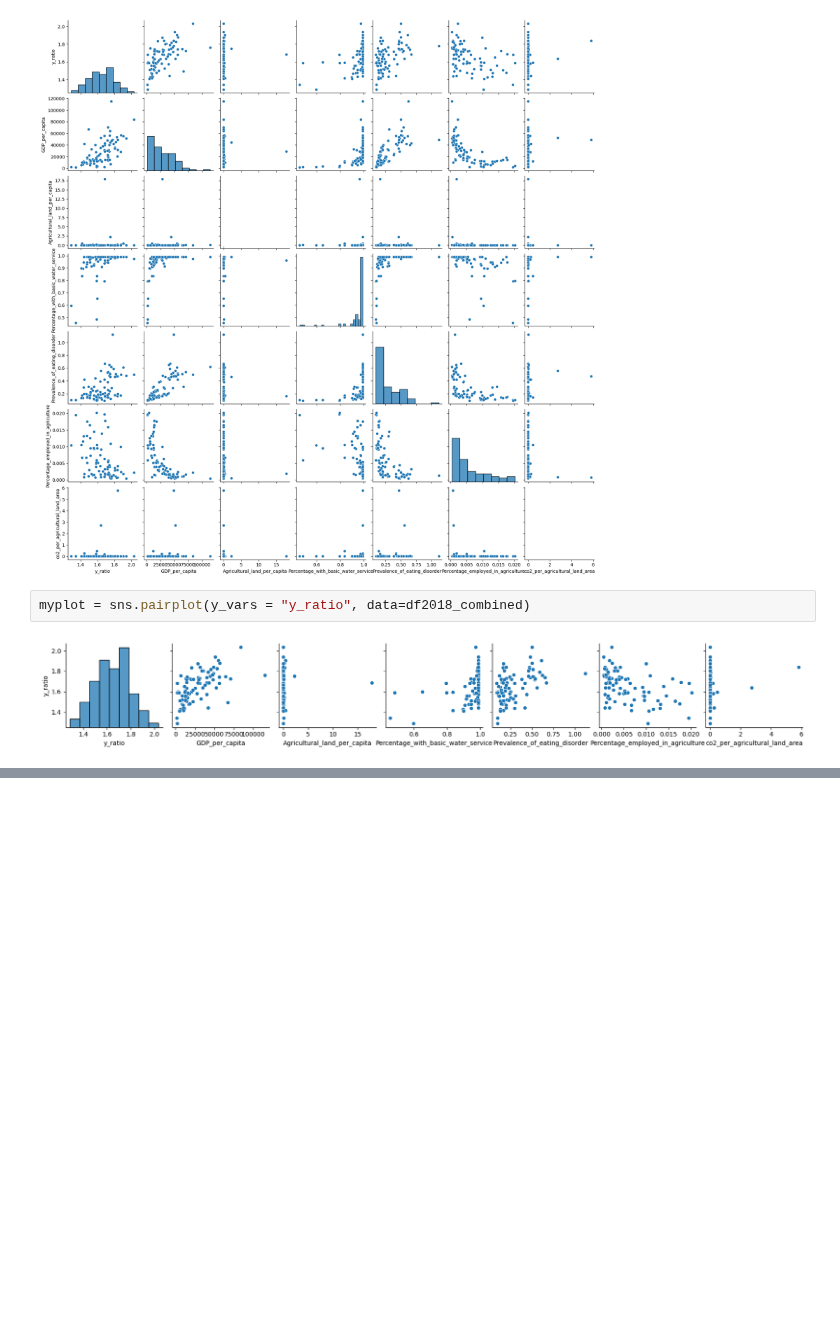
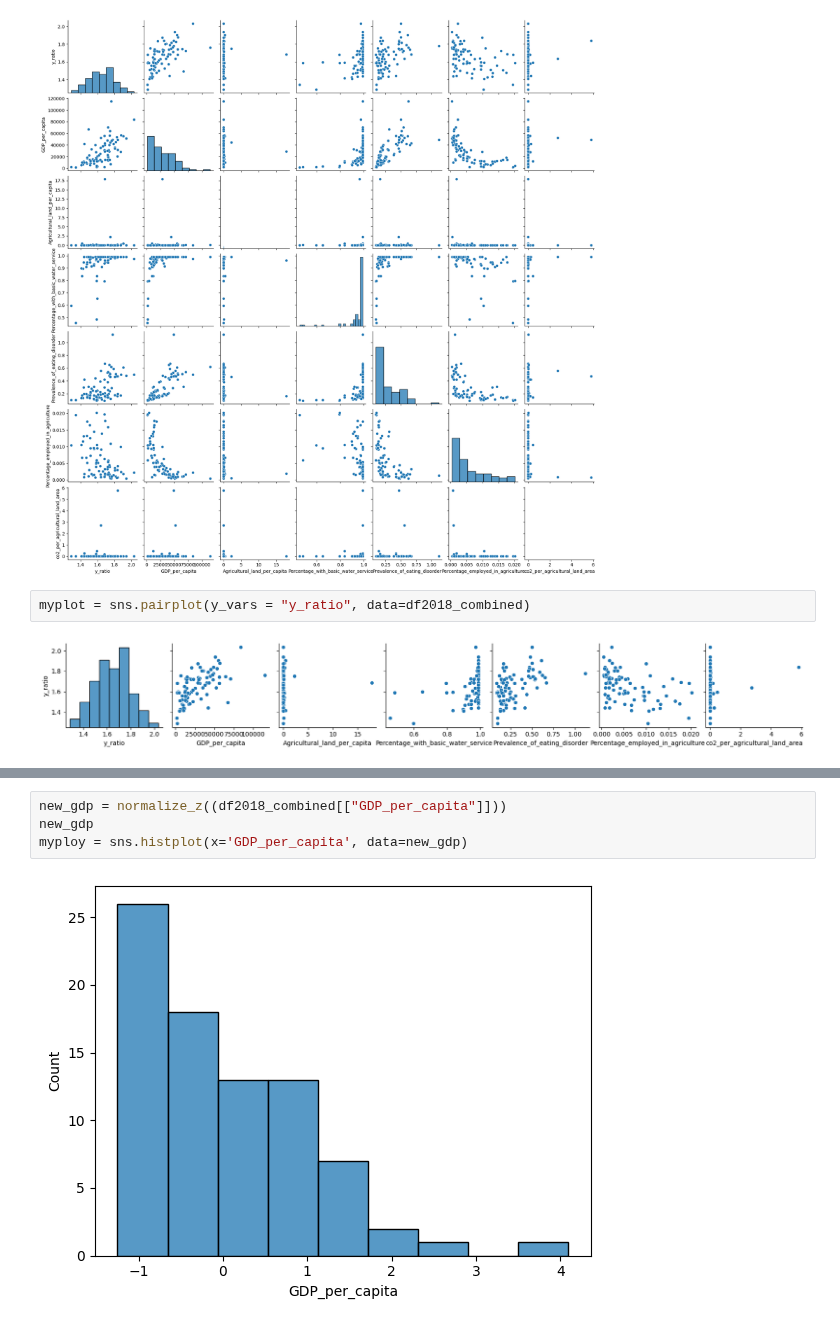
Before and after one commit to tanjoash/2D_data_driven_world, a Jupyter notebook: 2dwork/2D DDW.ipynb, the cells around one changed output, grey strips where cells are left out. Cells and saved outputs as stored; diff of their text form; blank space fills up the shorter version.

```diff
--- a/2dwork/2D DDW.ipynb
+++ b/2dwork/2D DDW.ipynb
@@ -438,0 +539,6 @@ myplot = sns.boxplot(x='Agricultural_land_per_capita', y= "y_ratio", data=df2018
+# %%
+new_gdp = normalize_z((df2018_combined[["GDP_per_capita"]]))
+new_gdp
+myploy = sns.histplot(x='GDP_per_capita', data=new_gdp)
+# %% [output]
+[figure, added]
```
Also changed, not shown: parts of 7 cells of this notebook.
